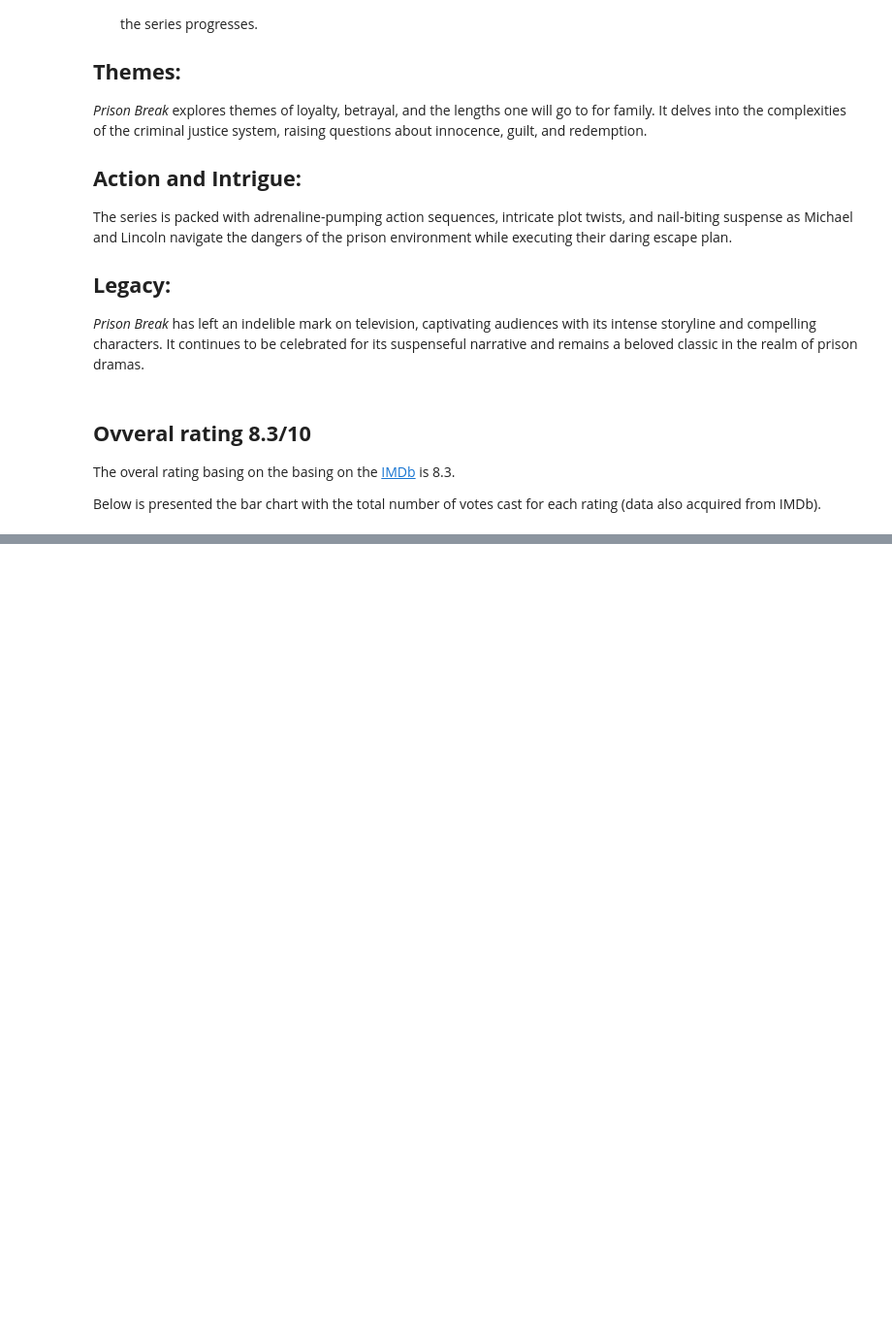
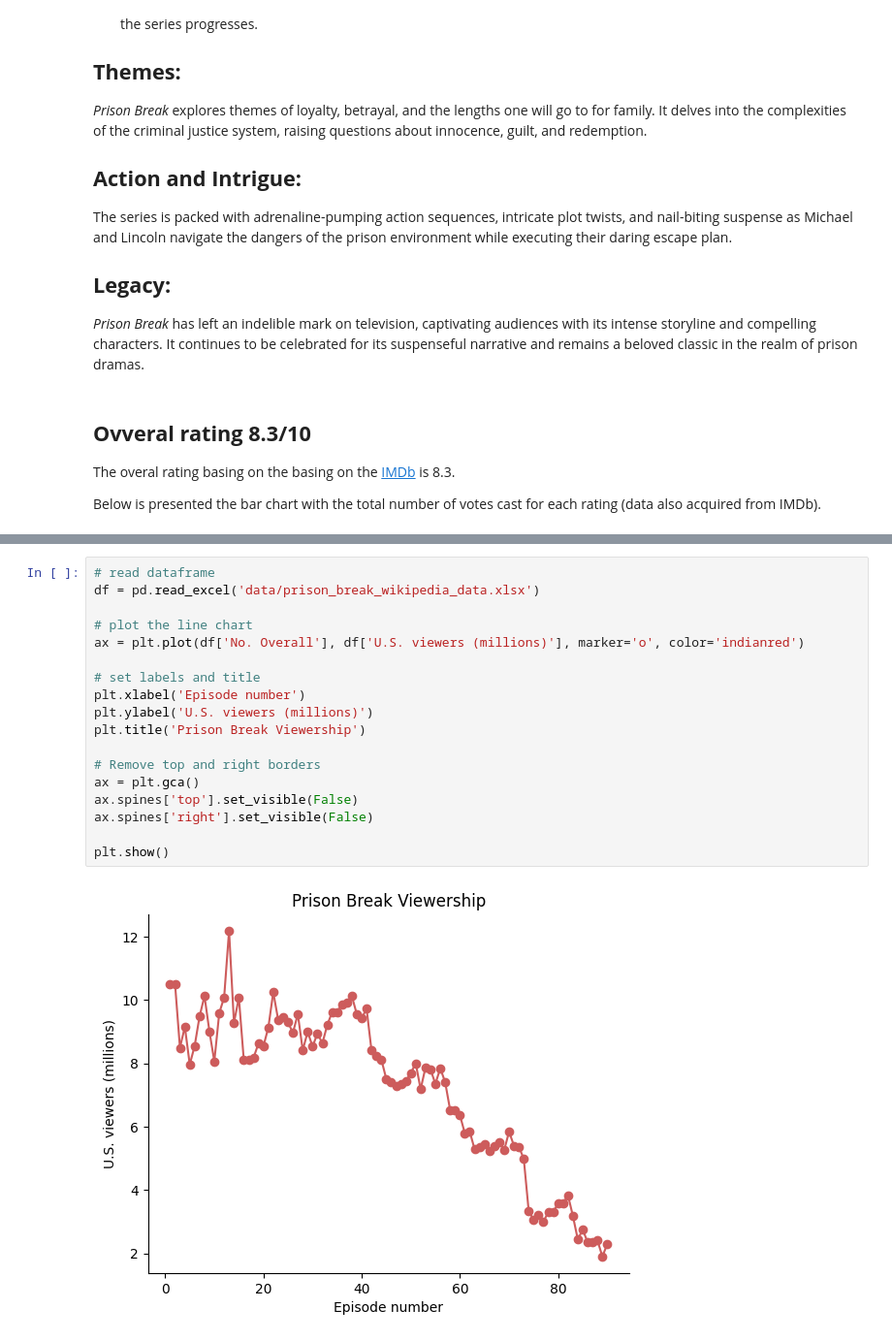
Before and after one commit to KacpiPL/prison_break_report, a Jupyter notebook: prison_break_report.ipynb, the cells around one changed output, grey strips where cells are left out. Shown: that part at 97% size. Cells and saved outputs as stored; diff of their text form; blank space fills up the shorter version.

Commit message:
Add a graph of the viewership over time

```diff
--- a/prison_break_report.ipynb
+++ b/prison_break_report.ipynb
@@ -71,0 +78,20 @@ plt.show()
+# %%
+# read dataframe
+df = pd.read_excel('data/prison_break_wikipedia_data.xlsx')
+
+# plot the line chart
+ax = plt.plot(df['No. Overall'], df['U.S. viewers (millions)'], marker='o', color='indianred')
+
+# set labels and title
+plt.xlabel('Episode number')
+plt.ylabel('U.S. viewers (millions)')
+plt.title('Prison Break Viewership')
+
+# Remove top and right borders
+ax = plt.gca()
+ax.spines['top'].set_visible(False)
+ax.spines['right'].set_visible(False)
+
+plt.show()
+# %% [output]
+[figure, added]
```
Also changed, not shown: parts of 2 cells of this notebook.
